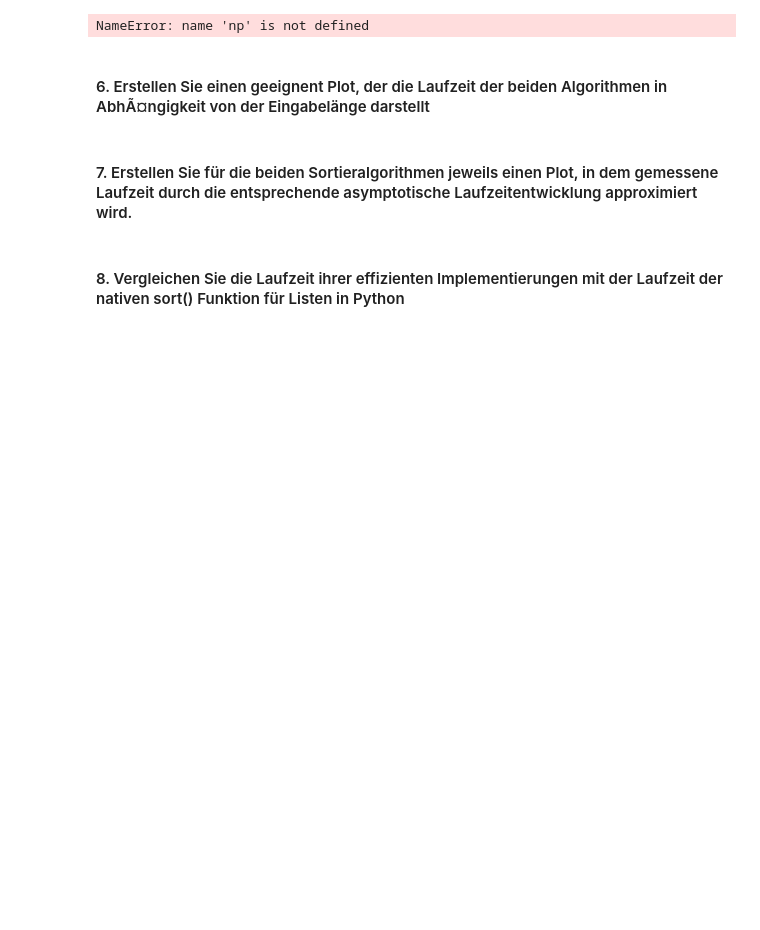
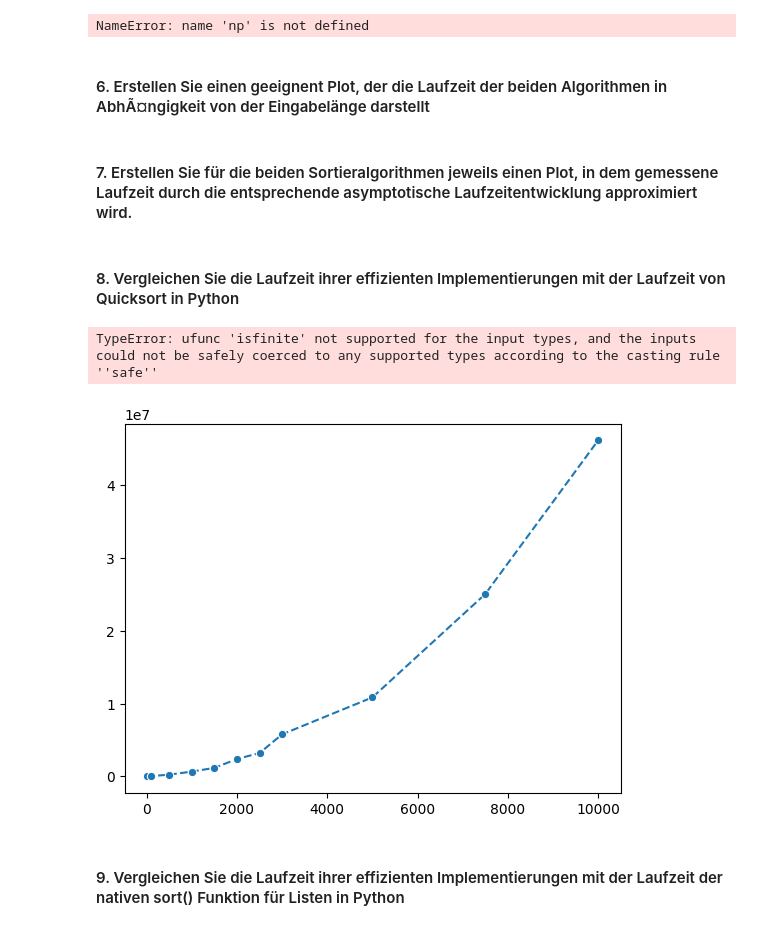
Before and after one commit to Cari1111/Algorithmen-Blatt8, a Jupyter notebook: sorting.ipynb, the cells around one changed output. Cells and saved outputs as stored; diff of their text form; code cells hidden in the pictures; blank space fills up the shorter version.

```diff
--- a/sorting.ipynb
+++ b/sorting.ipynb
@@ -121,6 +122,71 @@ NameError: name 'np' is not defined
 #### 7. Erstellen Sie für die beiden Sortieralgorithmen jeweils einen Plot, in dem gemessene Laufzeit durch die entsprechende asymptotische Laufzeitentwicklung approximiert wird.
 # %%
 # Hier kommen die Plots!
+# %% [markdown]
+#### 8. Vergleichen Sie die Laufzeit ihrer effizienten Implementierungen mit der Laufzeit von Quicksort in Python
+# %%
+# 5 has to be compiled first
+
+import os.path,subprocess
+from subprocess import STDOUT,PIPE
+
+arrar_sizes =  [10, 100, 500, 1000, 1500, 2000, 2500, 3000, 5000, 7500, 10000] # messung für verschiedenen array-längen
+
+# Quelle: https://stackoverflow.com/questions/49492655/call-java-program-with-arguments-from-python-and-return-results-back-to-python
+def compile_java_sort():
+    subprocess.check_call(['javac', 'CustomSort/Sorting.java'])
+
+def execute_java_sort(sample_size, sort):
+    java_class,ext = os.path.splitext('CustomSort/Sorting.java')
+    cmd = ['java', java_class, str(sample_size), sort]
+    proc = subprocess.Popen(cmd, stdout=PIPE, stderr=STDOUT)
+    stdout,stderr = proc.communicate()
+    return float(stdout)
+
+# Create an array with the running times of selection sort in java
+def java_selection_sort():
+    result = []
+    for size in arrar_sizes:
+        result.append(execute_java_sort(size, "selection"))
+    return result
+
+# Create an array with the running times of quicksort in java
+def java_quick_sort():
+    result = []
+    for size in arrar_sizes:
+        result.append(execute_java_sort(size, "quick"))
+    return result
+
+# convert ns into s
+def convert_to_sec(array):
+    for time in array:
+        time = time/1000000000
+    return array
+
+compile_java_sort()
+java_s_times = convert_to_sec(java_selection_sort())
+java_q_times = convert_to_sec(java_quick_sort())
+
+#Plot for Quicksort
+sns.lineplot(x = arrar_sizes, y = q_times, linestyle="dashed", marker="o", label="Quicksort in Python")
+sns.lineplot(x = arrar_sizes, y = java_q_times, linestyle="dashed", marker="o", label="Quicksort in Java")
+plt.title("Vergleich der Laufzeiten von Quicksort in Java zu Python")
+plt.legend(loc="best")
+plt.xlabel("Eingabelänge")
+plt.ylabel("Laufzeit in s")
+plt.show()
+
+#Plot for Selection-Sort
+sns.lineplot(x = arrar_sizes, y = s_times, linestyle="dashed", marker="o", label="Selection-Sort in Python")
+sns.lineplot(x = arrar_sizes, y = java_s_times, linestyle="dashed", marker="o", label="Selection-Sort in Java")
+plt.title("Vergleich der Laufzeiten von Selection-Sort in Java zu Python")
+plt.legend(loc="best")
+plt.xlabel("Eingabelänge")
+plt.ylabel("Laufzeit in s")
+plt.show()
+# %% [output]
+TypeError: ufunc 'isfinite' not supported for the input types, and the inputs could not be safely coerced to any supported types according to the casting rule ''safe''
+[figure, added]
 # %% [markdown]
-#### 8. Vergleichen Sie die Laufzeit ihrer effizienten Implementierungen mit der Laufzeit der nativen sort() Funktion für Listen in Python
+#### 9. Vergleichen Sie die Laufzeit ihrer effizienten Implementierungen mit der Laufzeit der nativen sort() Funktion für Listen in Python
 # %%
```
Also changed, not shown: parts of 2 cells of this notebook, 6 other files.
